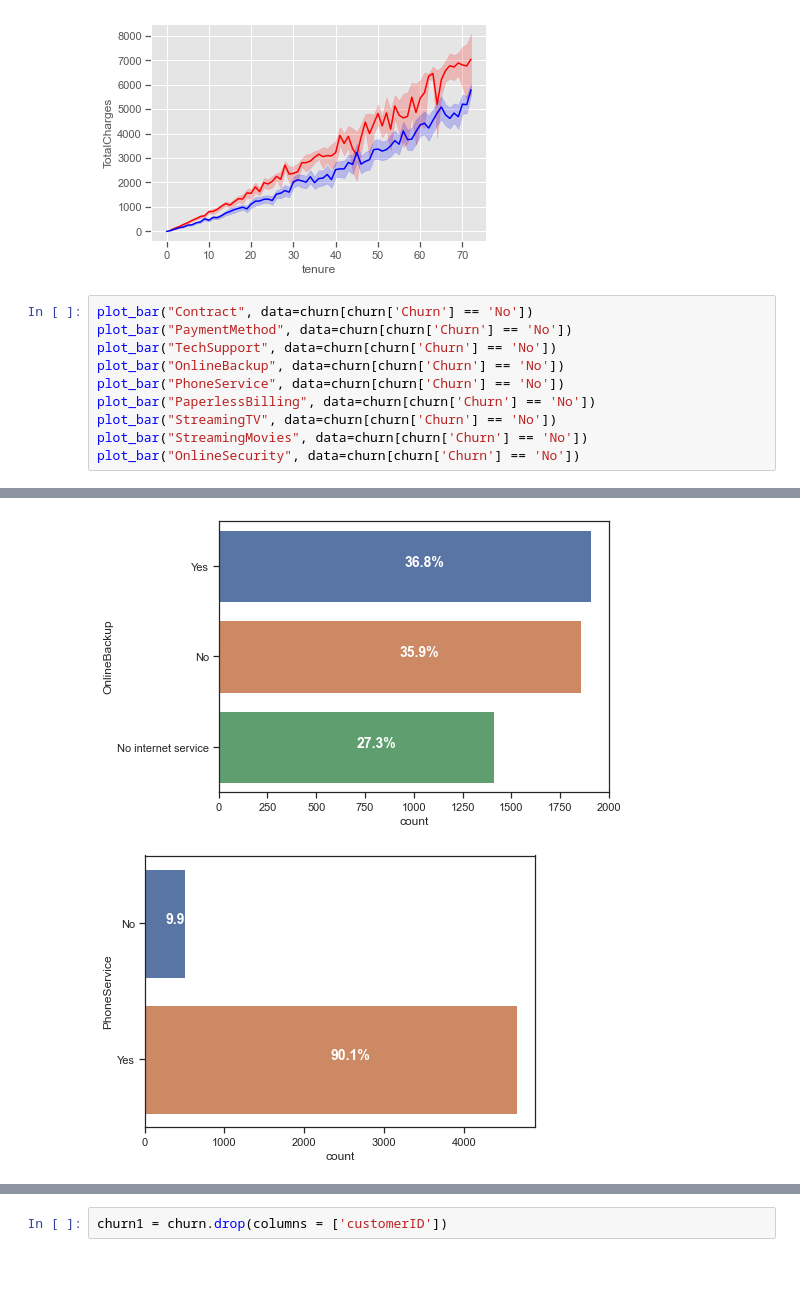
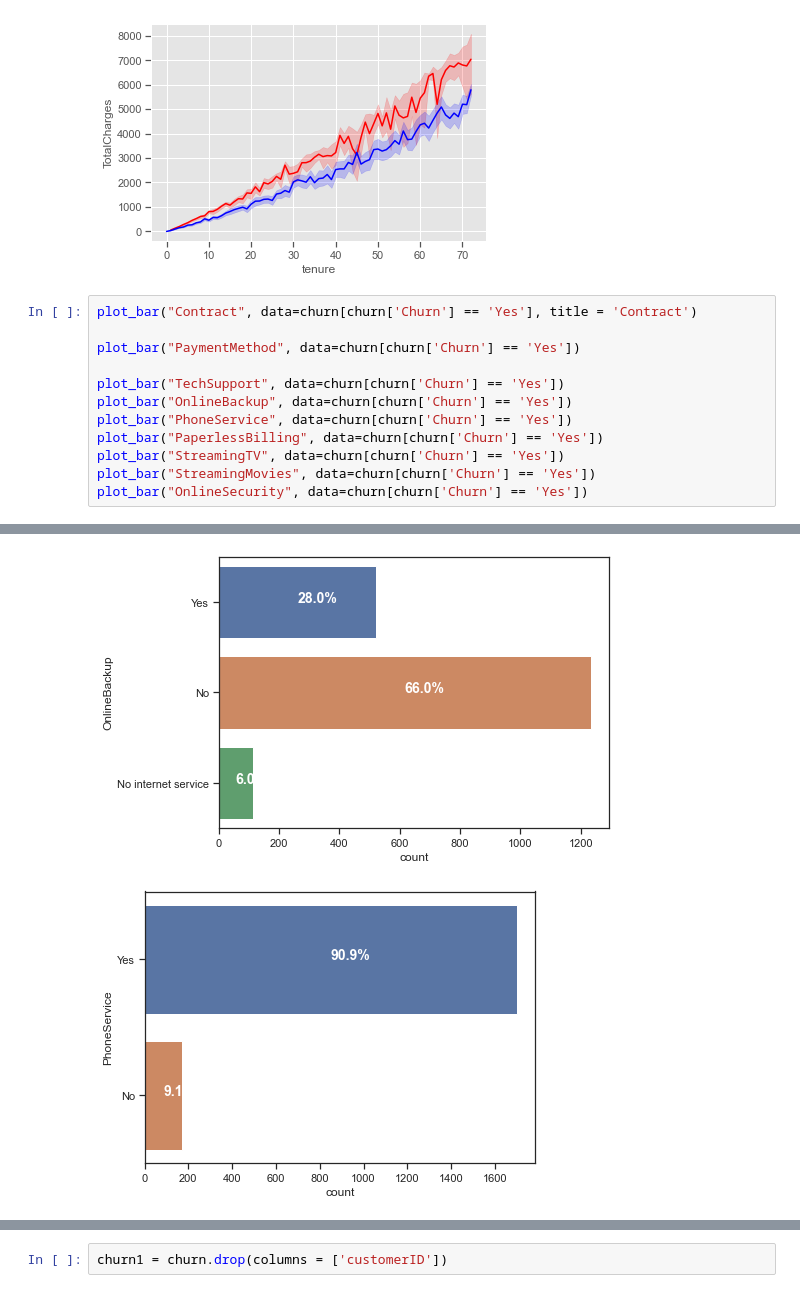
Before and after one commit to VIP509/Churn-Analysis-BA, a Jupyter notebook: ChurnAnalysis.ipynb, the cells around one changed output, grey strips where cells are left out. Saved outputs shown, nothing was run; the diff lists cells and outputs as text.

```diff
--- a/ChurnAnalysis.ipynb
+++ b/ChurnAnalysis.ipynb
@@ -275,13 +276,15 @@ sns.lineplot(y = churn.TotalCharges[churn.Churn == 'No'], x = churn.tenure[churn
 <AxesSubplot:xlabel='tenure', ylabel='TotalCharges'>
 [figure]
 # %%
-plot_bar("Contract", data=churn[churn['Churn'] == 'No'])
-plot_bar("PaymentMethod", data=churn[churn['Churn'] == 'No'])
-plot_bar("TechSupport", data=churn[churn['Churn'] == 'No'])
-plot_bar("OnlineBackup", data=churn[churn['Churn'] == 'No'])
-plot_bar("PhoneService", data=churn[churn['Churn'] == 'No'])
-plot_bar("PaperlessBilling", data=churn[churn['Churn'] == 'No'])
-plot_bar("StreamingTV", data=churn[churn['Churn'] == 'No'])
-plot_bar("StreamingMovies", data=churn[churn['Churn'] == 'No'])
-plot_bar("OnlineSecurity", data=churn[churn['Churn'] == 'No'])
+plot_bar("Contract", data=churn[churn['Churn'] == 'Yes'], title = 'Contract')
+
+plot_bar("PaymentMethod", data=churn[churn['Churn'] == 'Yes'])
+
+plot_bar("TechSupport", data=churn[churn['Churn'] == 'Yes'])
+plot_bar("OnlineBackup", data=churn[churn['Churn'] == 'Yes'])
+plot_bar("PhoneService", data=churn[churn['Churn'] == 'Yes'])
+plot_bar("PaperlessBilling", data=churn[churn['Churn'] == 'Yes'])
+plot_bar("StreamingTV", data=churn[churn['Churn'] == 'Yes'])
+plot_bar("StreamingMovies", data=churn[churn['Churn'] == 'Yes'])
+plot_bar("OnlineSecurity", data=churn[churn['Churn'] == 'Yes'])
 # %% [output]
@@ -291,2 +294,2 @@ plot_bar("OnlineSecurity", data=churn[churn['Churn'] == 'No'])
-[figure, old version]
+[figure, new version]
-[figure, old version]
+[figure, new version]
```
Also changed, not shown: parts of 2 cells of this notebook.
